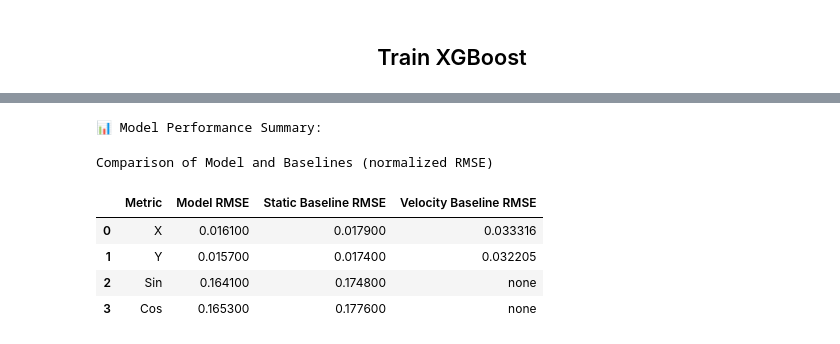
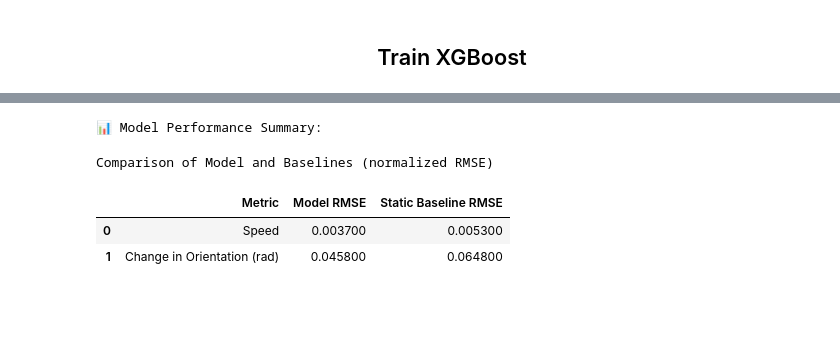
Before and after one commit to LarschLab/mp_semiCL_behavior, a Jupyter notebook: notebooks/prediction/zebrafish_Prediction.ipynb, the cells around one changed output, grey strips where cells are left out. Saved outputs shown, nothing was run; the diff lists cells and outputs as text; code cells hidden in the pictures; blank space fills up the shorter version.

```diff
--- a/notebooks/prediction/zebrafish_Prediction.ipynb
+++ b/notebooks/prediction/zebrafish_Prediction.ipynb
@@ -368,0 +339,4 @@ target_cos_train, target_cos_val, target_cos_test = target_cos.iloc[:split_1], t
+# %%
+target_cols = ["f_speed_next", "d_ori_next"]
+
+X_train, X_val, X_test, target_speed_train, target_speed_val, target_speed_test, target_ori_train, target_ori_val, target_ori_test = functions.temporal_train_val_test_split(df, target_cols)
@@ -447,5 +396,3 @@ Mean Euclidean Error (X,Y): 4.9129
 # %%
-rmse_x_norm = rmse_x / (df['f_x'].max() - df['f_x'].min())
-rmse_y_norm = rmse_y / (df['f_y'].max() - df['f_y'].min())
-rmse_sin_norm = rmse_sin / (df['sin_f_ori'].max() - df['sin_f_ori'].min())
-rmse_cos_norm = rmse_cos / (df['cos_f_ori'].max() - df['cos_f_ori'].min())
+rmse_speed_norm = rmse_speed / (df['f_speed'].max() - df['f_speed'].min())
+rmse_ori_norm = rmse_ori / (df['d_ori'].max() - df['d_ori'].min())
@@ -476,56 +400,36 @@ plt.show()
 from sklearn.metrics import mean_squared_error
 import pandas as pd
 
-# --- 1️⃣ Static baseline ---
+# --- Static baseline ---
 # Hypothesis: fish does not move (same position and orientation)
-baseline_pred_x = df.loc[X_test.index, 'f_x']
-baseline_pred_y = df.loc[X_test.index, 'f_y']
-baseline_pred_sin = df.loc[X_test.index, 'sin_f_ori']
-baseline_pred_cos = df.loc[X_test.index, 'cos_f_ori']
+baseline_pred_speed = df.loc[X_test.index, 'f_speed']
+baseline_pred_ori = df.loc[X_test.index, 'd_ori']
 
-baseline_rmse_x = mean_squared_error(target_x_test, baseline_pred_x, squared=False) / (df['f_x'].max() - df['f_x'].min())
-baseline_rmse_y = mean_squared_error(target_y_test, baseline_pred_y, squared=False) / (df['f_y'].max() - df['f_y'].min())
-baseline_rmse_sin = mean_squared_error(target_sin_test, baseline_pred_sin, squared=False) / (df['sin_f_ori'].max() - df['sin_f_ori'].min())
-baseline_rmse_cos = mean_squared_error(target_cos_test, baseline_pred_cos, squared=False) / (df['cos_f_ori'].max() - df['cos_f_ori'].min())
-
-
-# --- 2️⃣ Velocity baseline ---
-df["vx"] = df["f_x"].diff()
-df["vy"] = df["f_y"].diff()
-df[["vx", "vy"]] = df[["vx", "vy"]].fillna(0)
-
-# Predict assuming constant velocity for Δt frames
-velocity_baseline_pred_x = df.loc[X_test.index, 'f_x'] + delta_t * df.loc[X_test.index, 'vx']
-velocity_baseline_pred_y = df.loc[X_test.index, 'f_y'] + delta_t * df.loc[X_test.index, 'vy']
-
-velocity_baseline_rmse_x = mean_squared_error(target_x_test, velocity_baseline_pred_x, squared=False) / (df['f_x'].max() - df['f_x'].min())
-velocity_baseline_rmse_y = mean_squared_error(target_y_test, velocity_baseline_pred_y, squared=False) / (df['f_y'].max() - df['f_y'].min())
+baseline_rmse_speed = mean_squared_error(target_speed_test, baseline_pred_speed, squared=False) / (df['f_speed'].max() - df['f_speed'].min())
+baseline_rmse_ori = mean_squared_error(target_ori_test, baseline_pred_ori, squared=False) / (df['d_ori'].max() - df['d_ori'].min())
 # %%
 # Build summary table
 results_df = pd.DataFrame({
-    "Metric": ["X", "Y", "Sin", "Cos"],
-    "Model RMSE": [rmse_x_norm, rmse_y_norm, rmse_sin_norm, rmse_cos_norm],
-    "Static Baseline RMSE": [baseline_rmse_x, baseline_rmse_y, baseline_rmse_sin, baseline_rmse_cos],
-    "Velocity Baseline RMSE": [velocity_baseline_rmse_x, velocity_baseline_rmse_y, "none", "none"]
+    "Metric": ["Speed", "Change in Orientation (rad)"],
+    "Model RMSE": [rmse_speed_norm, rmse_ori_norm],
+    "Static Baseline RMSE": [baseline_rmse_speed, baseline_rmse_ori],
 })
 
 # Format for readability
 results_df = results_df.round(4)
 
 # Display nicely
 print("📊 Model Performance Summary:\n")
 display(
     results_df.style.set_table_styles([
         {"selector": "th", "props": [("font-weight", "bold"), ("text-align", "center")]},
         {"selector": "td", "props": [("text-align", "center")]}
     ])
     .set_caption("Comparison of Model and Baselines (normalized RMSE)")
 )
 # %% [output]
 📊 Model Performance Summary:
 Comparison of Model and Baselines (normalized RMSE)
-|  | Metric | Model RMSE | Static Baseline RMSE | Velocity Baseline RMSE |
-| 0 | X | 0.016100 | 0.017900 | 0.033316 |
-| 1 | Y | 0.015700 | 0.017400 | 0.032205 |
-| 2 | Sin | 0.164100 | 0.174800 | none |
-| 3 | Cos | 0.165300 | 0.177600 | none |
+|  | Metric | Model RMSE | Static Baseline RMSE |
+| 0 | Speed | 0.003700 | 0.005300 |
+| 1 | Change in Orientation (rad) | 0.045800 | 0.064800 |
```
Also changed, not shown: parts of 32 cells of this notebook, 2 other files.
